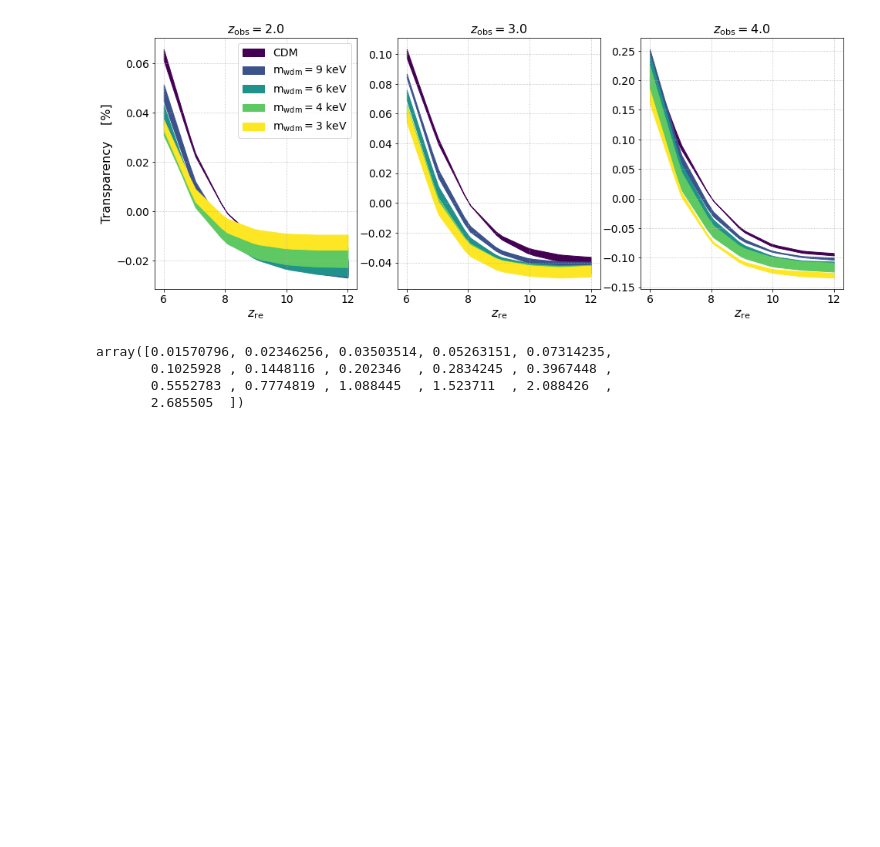
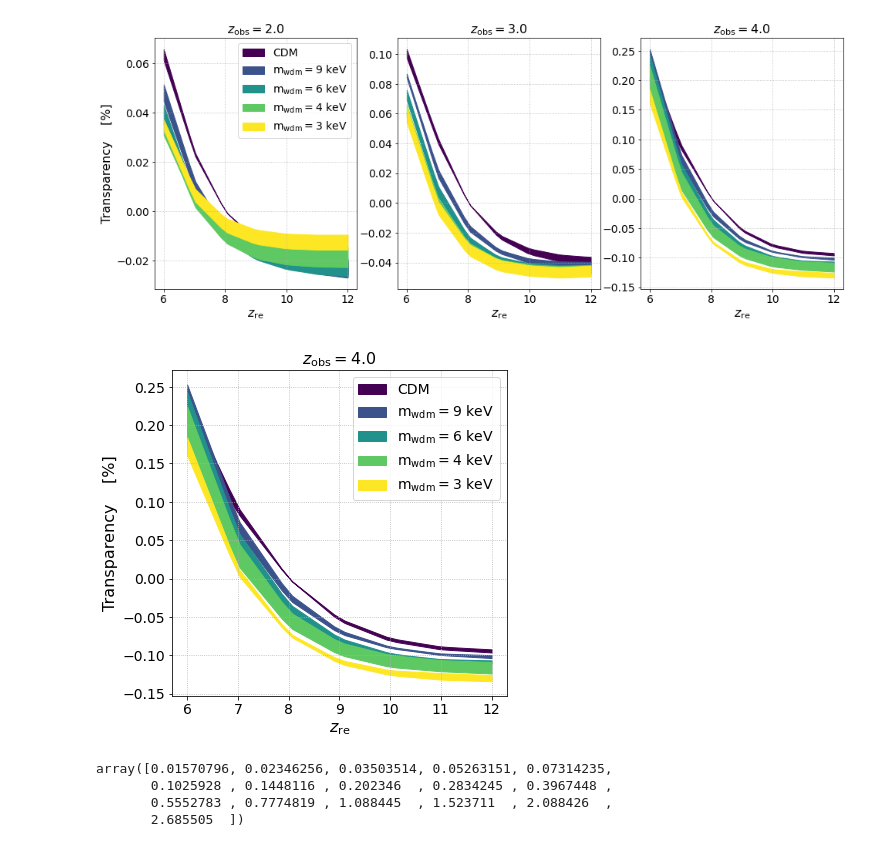
Before and after one commit to yaozhang1206/WDM_Lya_21cm, a Jupyter notebook: error_master.ipynb, the cells around one changed output. Drawn from its saved outputs; the diff is of its cells as text; code cells hidden in the pictures; blank space fills up the shorter version.

```diff
--- a/error_master.ipynb
+++ b/error_master.ipynb
@@ -1235,6 +1293,22 @@ plt.show()
 # probably fill between better for this.
 # %% [output]
 [figure]
+# %%
+# time to plot then
+fig = plt.figure(figsize=(6,6))
+ax1 = fig.add_subplot(111)
+for i in range(n):
+    ax1.fill_between(z_re, mean_psi_z5[:,i] - error_psi_z5[:,i], mean_psi_z5[:,i] + error_psi_z5[:,i], facecolor=colors[i], edgecolor=colors[i], label=labels[i])
+ax1.grid(linestyle='dotted')
+ax1.set_title(r'$z_{\rm obs} = 4.0$', fontsize=16)
+ax1.set_xlabel(r'$z_{\rm re}$',fontsize=16)
+ax1.set_ylabel(r'Transparency    [%]',fontsize=16)
+ax1.legend(loc='best', fontsize=14)
+ax1.tick_params(axis = 'both', which = 'major', labelsize = 14)
+plt.savefig('transparency_for_talk.pdf',bbox_inches="tight")
+plt.show()
+# %% [output]
+[figure, added]
 # %%
 k_array
 # %% [output]
```
Also changed, not shown: parts of 15 cells of this notebook, 2 other files.
